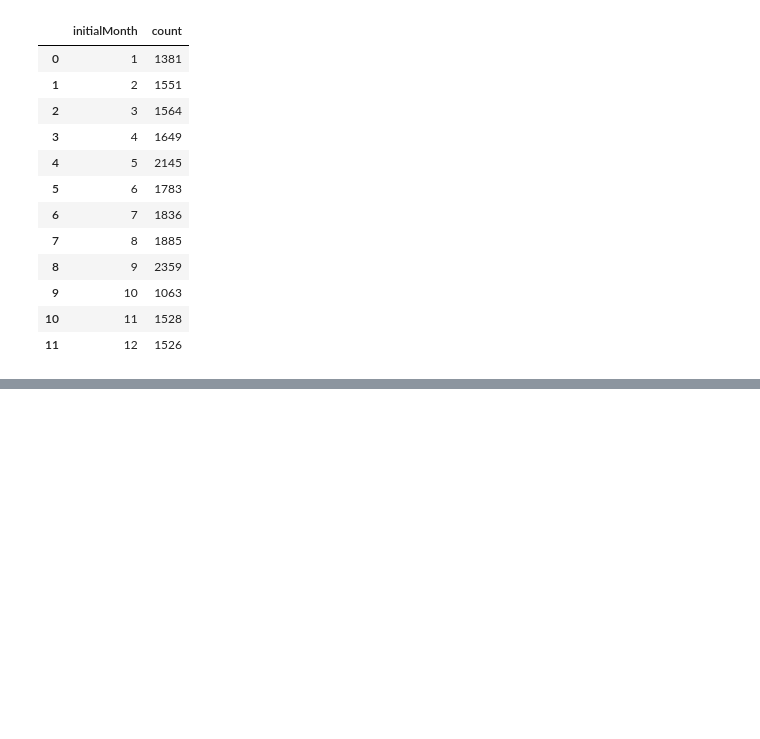
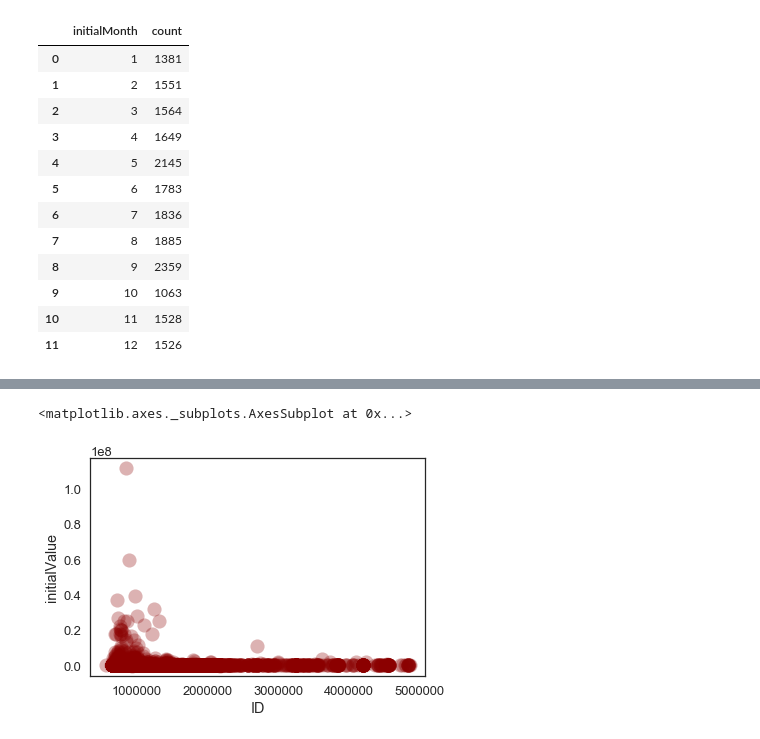
Before and after one commit to RodolfoLSS/Portuguese_Procurements, a Jupyter notebook: H7.20180088.ipynb, the cells around one changed output, grey strips where cells are left out. Cells and saved outputs as stored; diff of their text form; code cells hidden in the pictures; blank space fills up the shorter version.

```diff
--- a/H7.20180088.ipynb
+++ b/H7.20180088.ipynb
@@ -270,0 +271,4 @@ plt.tight_layout(h_pad=2)
+# %%
+procValue = proc.loc[:,['ID', 'initialValue']]
+
+procValue.describe()
@@ -270,0 +285,10 @@ plt.tight_layout(h_pad=2)
+# %%
+import seaborn as sns
+df = sns.load_dataset('iris')
+
+# Change shape of marker
+sns.regplot(x=procValue["ID"], y=procValue["initialValue"], fit_reg=False,  scatter_kws={"color":"darkred","alpha":0.3,"s":200})
+#sns.plt.show()
+# %% [output]
+<matplotlib.axes._subplots.AxesSubplot at 0x...>
+[figure, added]
```
Also changed, not shown: parts of 7 cells of this notebook, 1 other file.
